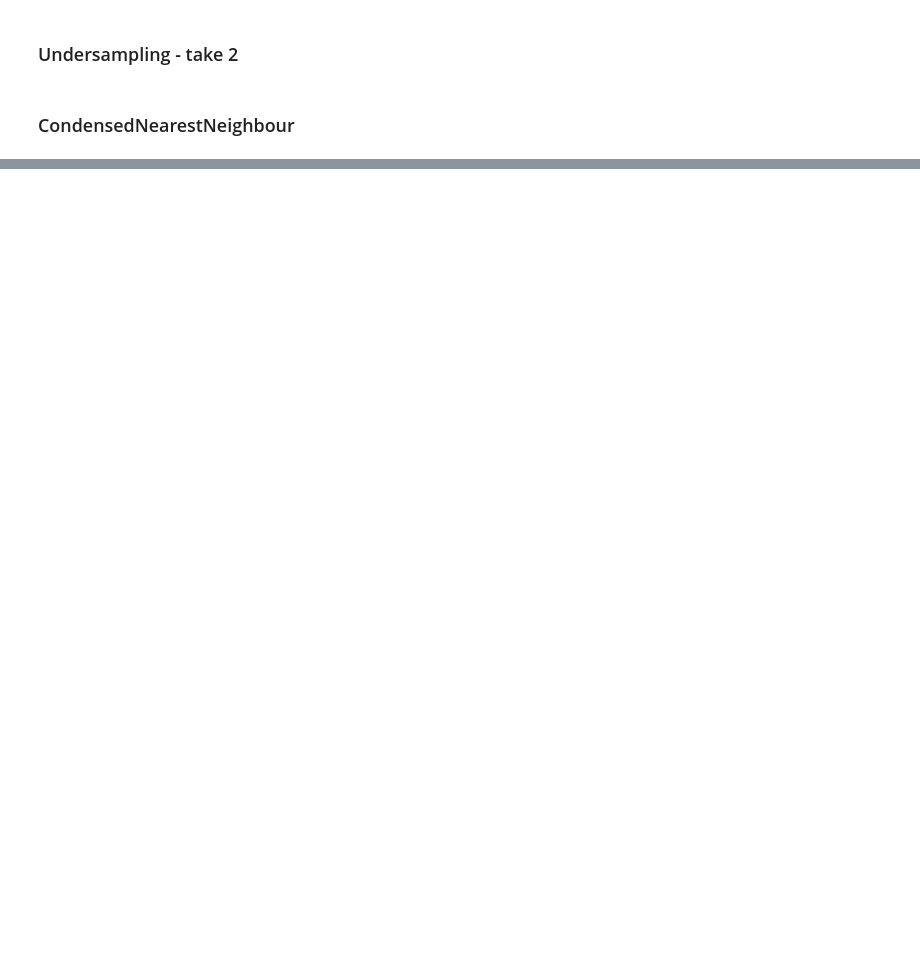
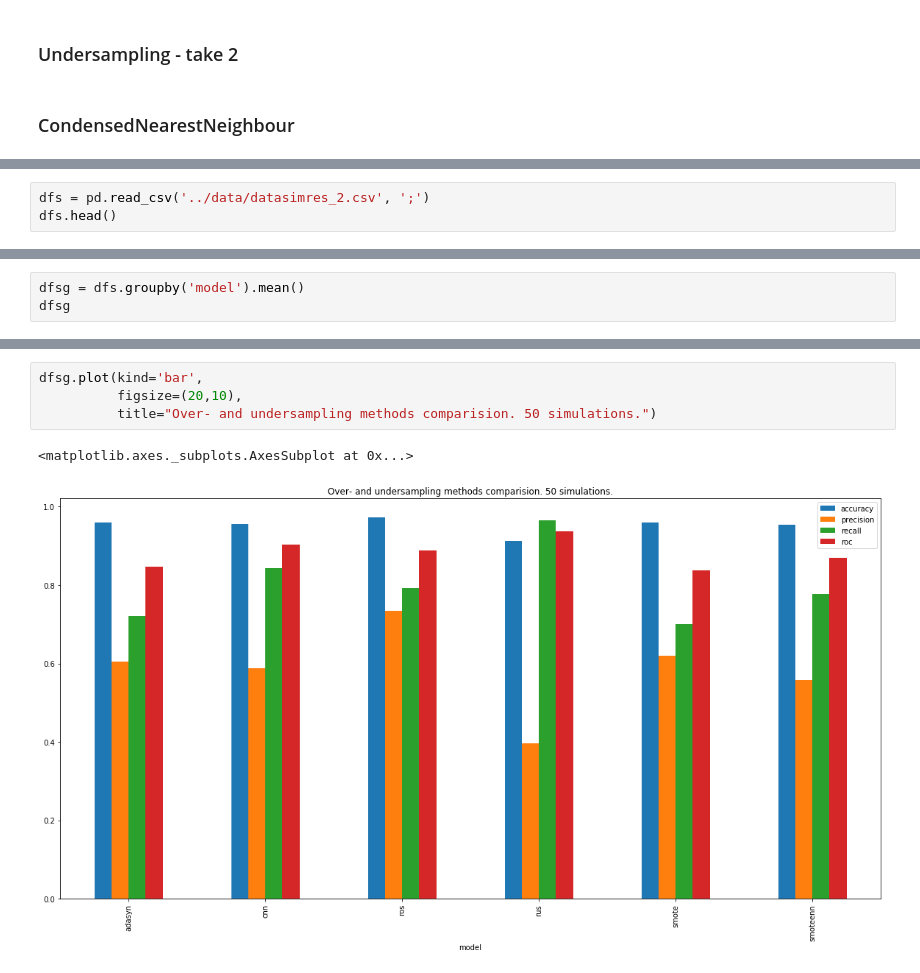
Before and after one commit to fivtyen/dmc_2019, a Jupyter notebook: analysis/upsampling_downsampling.ipynb, the cells around one changed output, grey strips where cells are left out. Saved outputs shown, nothing was run; the diff lists cells and outputs as text; blank space fills up the shorter version.

Commit message:
data over- undersampling simulation results

```diff
--- a/analysis/upsampling_downsampling.ipynb
+++ b/analysis/upsampling_downsampling.ipynb
@@ -325,0 +393,3 @@ Accuracy: 0.976063829787234, precision: 0.7391304347826086, recall: 0.85
+# %%
+dfs = pd.read_csv('../data/datasimres_2.csv', ';')
+dfs.head()
@@ -325,0 +403,3 @@ Accuracy: 0.976063829787234, precision: 0.7391304347826086, recall: 0.85
+# %%
+dfsg = dfs.groupby('model').mean()
+dfsg
@@ -325,0 +415,7 @@ Accuracy: 0.976063829787234, precision: 0.7391304347826086, recall: 0.85
+# %%
+dfsg.plot(kind='bar',
+          figsize=(20,10),
+          title="Over- and undersampling methods comparision. 50 simulations.")
+# %% [output]
+<matplotlib.axes._subplots.AxesSubplot at 0x...>
+[figure, added]
```
Also changed, not shown: parts of 35 cells of this notebook, 3 other files.
